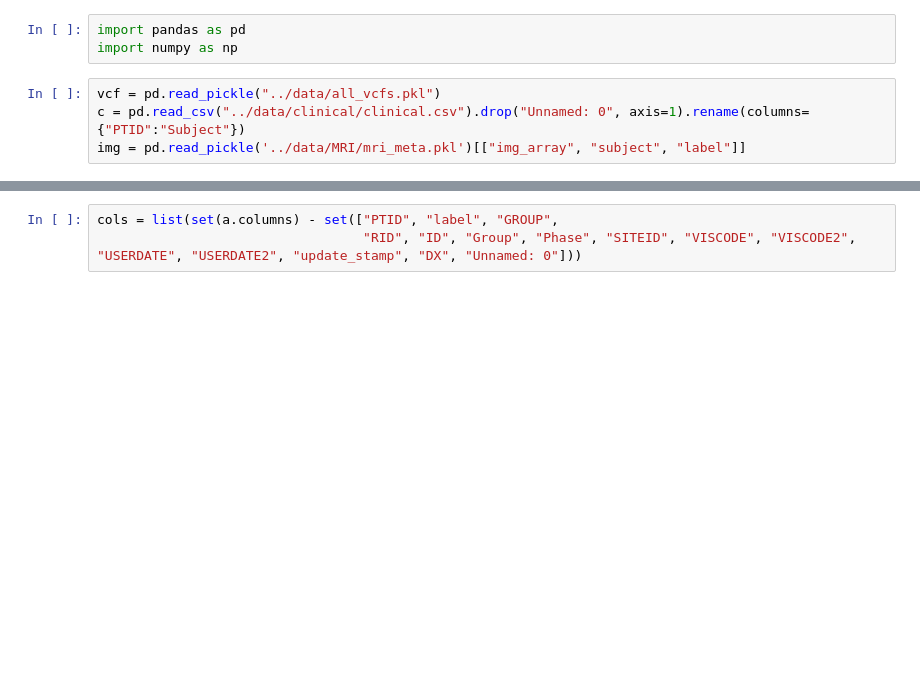
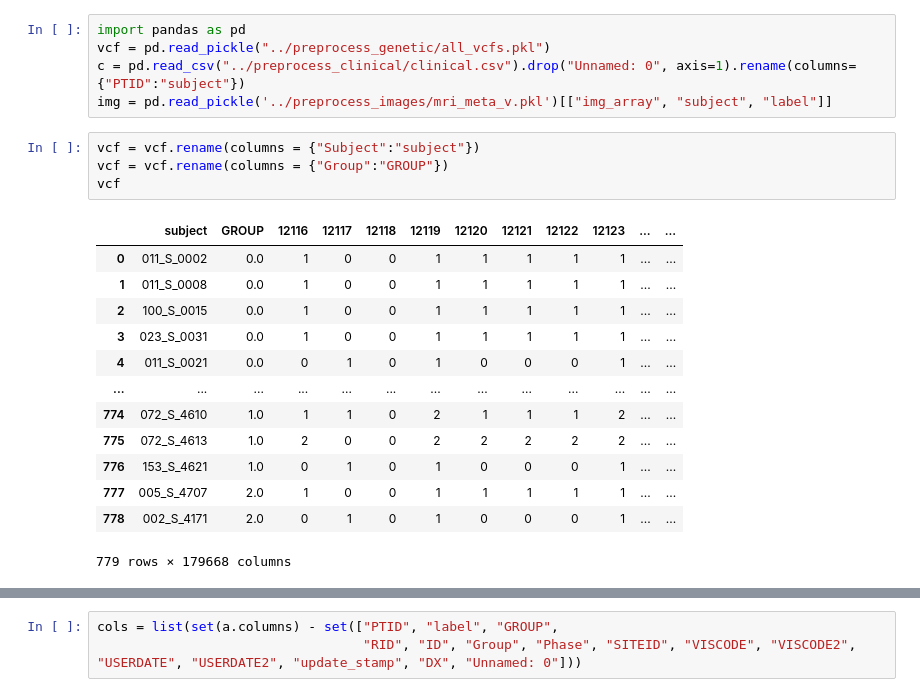
Before and after one commit to FlynnZ221/MAD-MLBridge, a Jupyter notebook: preprocess_overlap/create_overlap_dataset.ipynb, the cells around one changed output, grey strips where cells are left out. Drawn from its saved outputs; the diff is of its cells as text; blank space fills up the shorter version.

```diff
--- a/preprocess_overlap/create_overlap_dataset.ipynb
+++ b/preprocess_overlap/create_overlap_dataset.ipynb
@@ -1,7 +1,23 @@
-# %%
-import pandas as pd
-import numpy as np
 # %%
-vcf = pd.read_pickle("../data/all_vcfs.pkl")
-c = pd.read_csv("../data/clinical/clinical.csv").drop("Unnamed: 0", axis=1).rename(columns={"PTID":"Subject"})
-img = pd.read_pickle('../data/MRI/mri_meta.pkl')[["img_array", "subject", "label"]]
+import pandas as pd
+vcf = pd.read_pickle("../preprocess_genetic/all_vcfs.pkl")
+c = pd.read_csv("../preprocess_clinical/clinical.csv").drop("Unnamed: 0", axis=1).rename(columns={"PTID":"subject"})
+img = pd.read_pickle('../preprocess_images/mri_meta_v.pkl')[["img_array", "subject", "label"]]
+# %%
+vcf = vcf.rename(columns = {"Subject":"subject"})
+vcf = vcf.rename(columns = {"Group":"GROUP"})
+vcf
+# %% [output]
+|  | subject | GROUP | 12116 | 12117 | 12118 | 12119 | 12120 | 12121 | 12122 | 12123 | ... | ... |
+| 0 | 011_S_0002 | 0.0 | 1 | 0 | 0 | 1 | 1 | 1 | 1 | 1 | ... | ... |
+| 1 | 011_S_0008 | 0.0 | 1 | 0 | 0 | 1 | 1 | 1 | 1 | 1 | ... | ... |
+| 2 | 100_S_0015 | 0.0 | 1 | 0 | 0 | 1 | 1 | 1 | 1 | 1 | ... | ... |
+| 3 | 023_S_0031 | 0.0 | 1 | 0 | 0 | 1 | 1 | 1 | 1 | 1 | ... | ... |
+| 4 | 011_S_0021 | 0.0 | 0 | 1 | 0 | 1 | 0 | 0 | 0 | 1 | ... | ... |
+| ... | ... | ... | ... | ... | ... | ... | ... | ... | ... | ... | ... | ... |
+| 774 | 072_S_4610 | 1.0 | 1 | 1 | 0 | 2 | 1 | 1 | 1 | 2 | ... | ... |
+| 775 | 072_S_4613 | 1.0 | 2 | 0 | 0 | 2 | 2 | 2 | 2 | 2 | ... | ... |
+| 776 | 153_S_4621 | 1.0 | 0 | 1 | 0 | 1 | 0 | 0 | 0 | 1 | ... | ... |
+| 777 | 005_S_4707 | 2.0 | 1 | 0 | 0 | 1 | 1 | 1 | 1 | 1 | ... | ... |
+| 778 | 002_S_4171 | 2.0 | 0 | 1 | 0 | 1 | 0 | 0 | 0 | 1 | ... | ... |
+779 rows × 179668 columns
```
Also changed, not shown: parts of 41 cells of this notebook.
